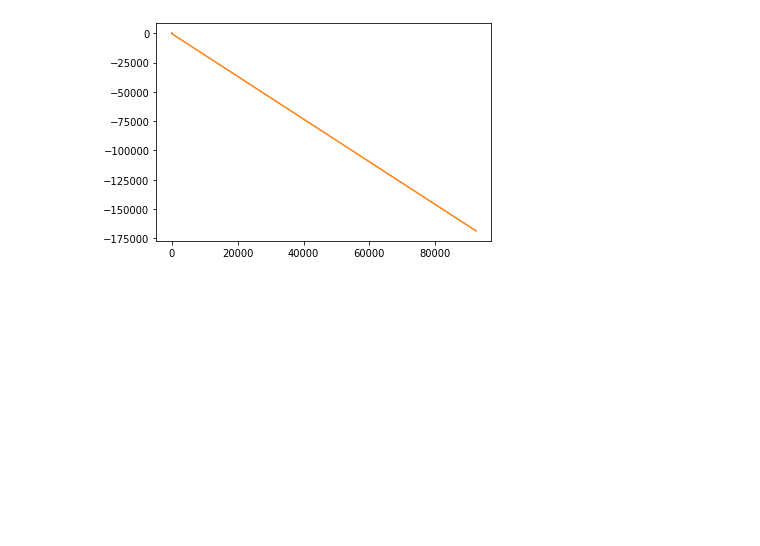
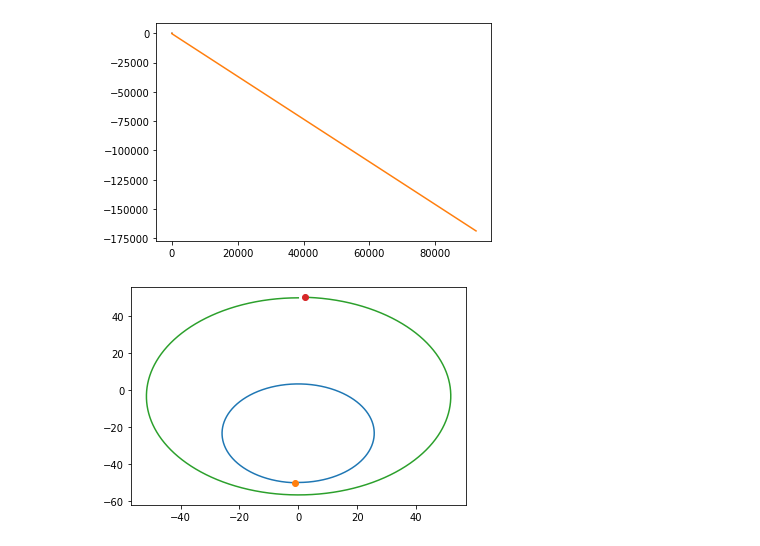
Before and after one commit to gksthdals/Three-Body-Problem, a Jupyter notebook: Three-Body-Problem.ipynb, the cells around one changed output. Saved outputs shown, nothing was run; the diff lists cells and outputs as text; code cells hidden in the pictures; blank space fills up the shorter version.

```diff
--- a/Three-Body-Problem.ipynb
+++ b/Three-Body-Problem.ipynb
@@ -179,3 +179,21 @@ n_body_system.play(10000)
 n_body_system.plot()
 # %% [output]
 [figure]
+# %%
+n_body_system = N_Body_System(2)
+
+R = 50
+n_body_system.init_rx = np.array([0, 0])
+n_body_system.init_ry = np.array([-R, R])
+
+n_body_system.n_mass[0] = n_body_system.n_mass[1] * 2
+
+V = (n_body_system.G * n_body_system.n_mass[0] / R / 4) ** 0.5
+n_body_system.init_vx = np.array([V/2, -V])
+n_body_system.init_vy = np.array([0, 0])
+
+n_body_system.play(10000)
+
+n_body_system.plot()
+# %% [output]
+[figure, added]
```
Also changed, not shown: parts of 3 cells of this notebook.
